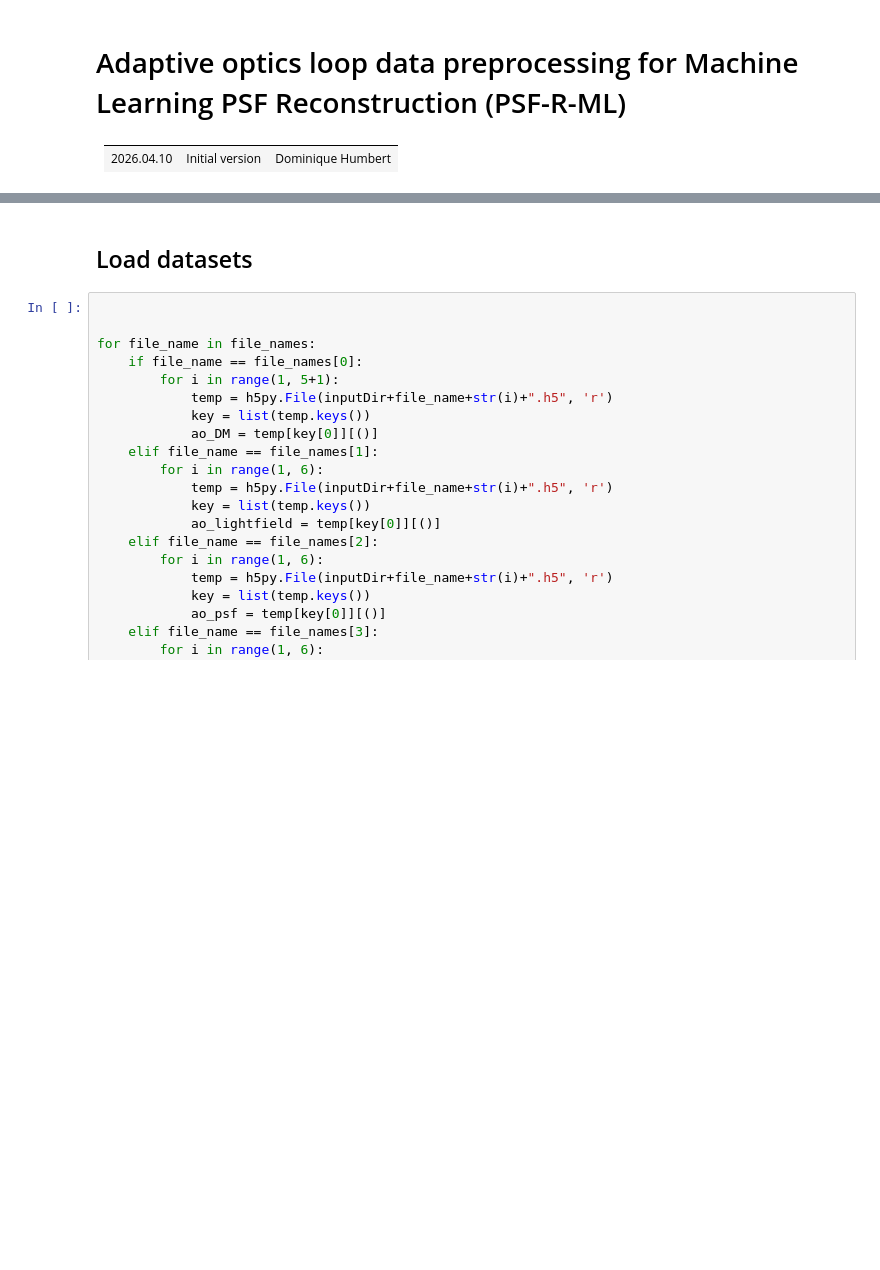
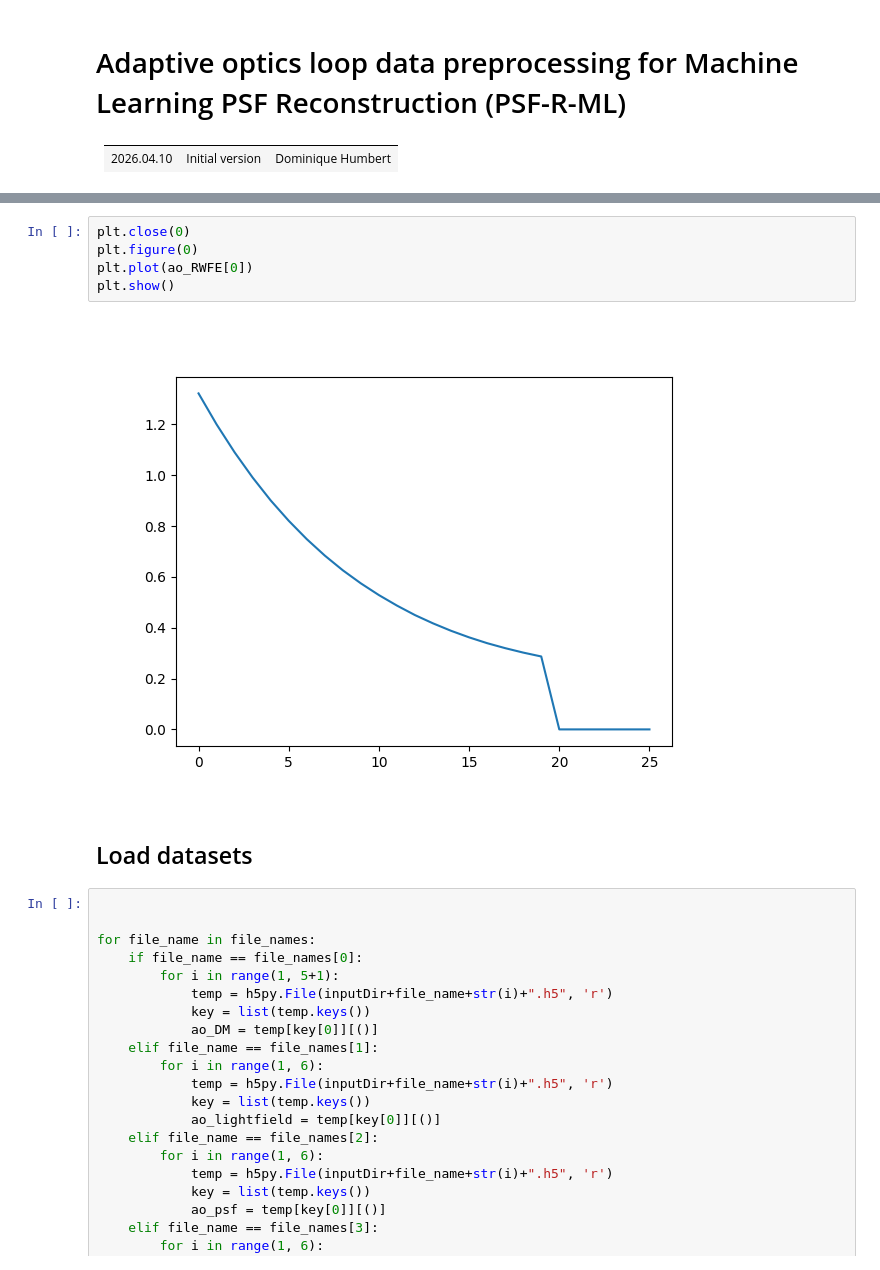
Before and after one commit to HumbertDominique/AO_simulations, a Jupyter notebook: preprocessing_template.ipynb, the cells around one changed output, grey strips where cells are left out. Drawn from its saved outputs; the diff is of its cells as text; blank space fills up the shorter version.

```diff
--- a/preprocessing_template.ipynb
+++ b/preprocessing_template.ipynb
@@ -34,3 +60,10 @@ print(iterationPerBatch)
+# %%
+plt.close(0)
+plt.figure(0)
+plt.plot(ao_RWFE[0])
+plt.show()
+# %% [output]
+[figure, added]
 # %% [markdown]
 ## Load datasets
 # %%
```
Also changed, not shown: parts of 5 cells of this notebook, 6 other files.
